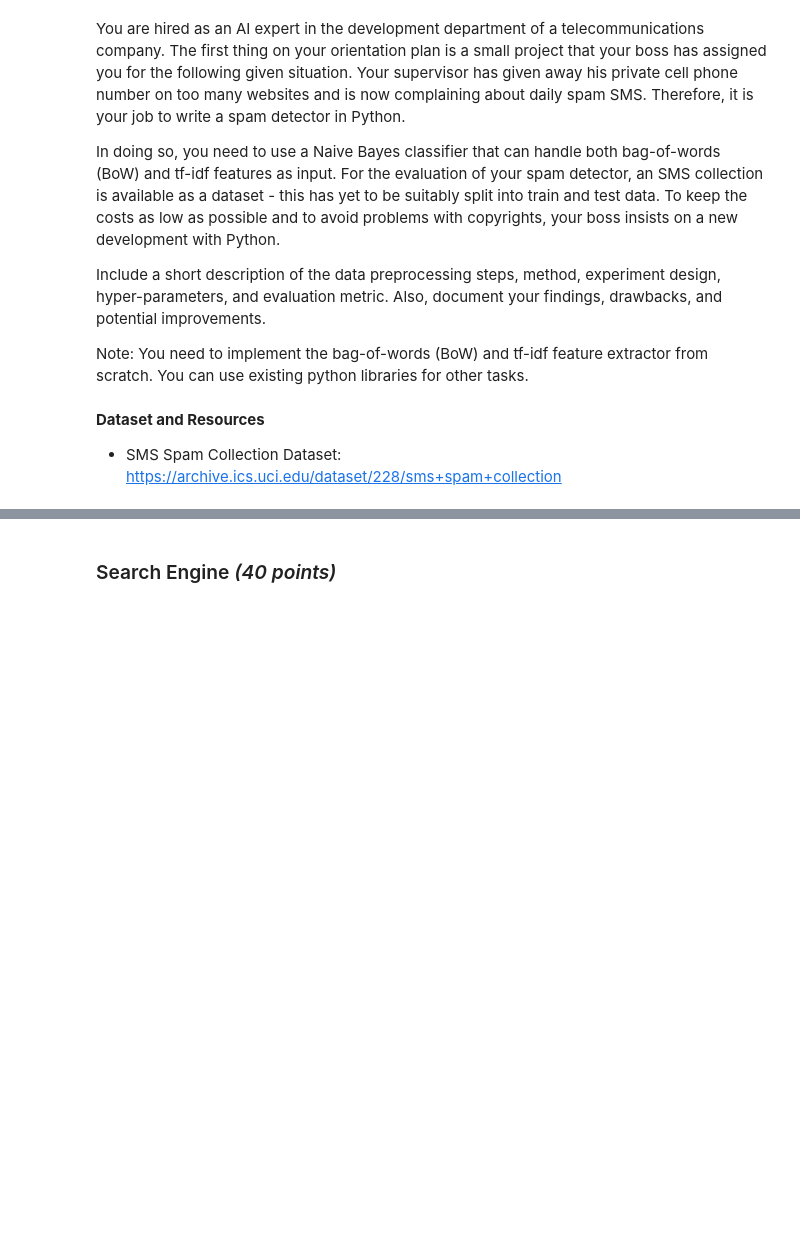
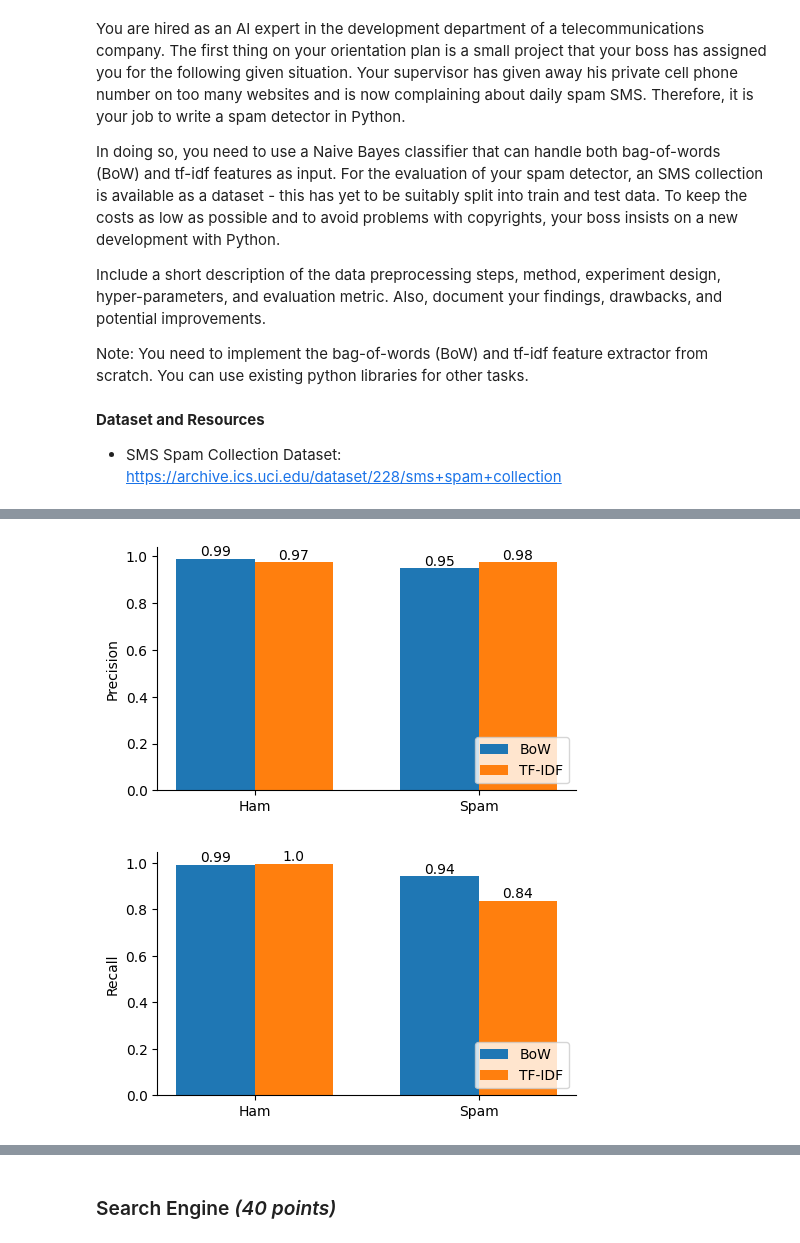
Before and after one commit to jdai01/CAI_NatL, a Jupyter notebook: Assignment 2/Assignment_2.ipynb, the cells around one changed output, grey strips where cells are left out. Saved outputs shown, nothing was run; the diff lists cells and outputs as text; code cells hidden in the pictures; blank space fills up the shorter version.

```diff
--- a/Assignment 2/Assignment_2.ipynb
+++ b/Assignment 2/Assignment_2.ipynb
@@ -440,0 +246,4 @@ plt.show()
+# %%
+bow_model = SpamClassifier(mode="bow")  # or mode="bow"
+bow_model.fit(X_train_text.tolist(), y_train)
+bow_report = bow_model.evaluate(X_test_text.tolist(), y_test)
@@ -440,0 +261,4 @@ plt.show()
+# %%
+tfidf_model = SpamClassifier(mode="tfidf")
+tfidf_model.fit(X_train_text.tolist(), y_train)
+tfidf_report = tfidf_model.evaluate(X_test_text.tolist(), y_test)
@@ -440,0 +276,72 @@ plt.show()
+# %%
+# Extracting metrics from the reports
+def extract_metrics(report):
+    precision = [report["ham"]["precision"], report["spam"]["precision"]]
+    recall = [report["ham"]["recall"], report["spam"]["recall"]]
+    f1_score = [report["ham"]["f1-score"], report["spam"]["f1-score"]]
+    accuracy = report["accuracy"]
+    return precision, recall, f1_score, accuracy
+
+# Extract metrics for both models
+bow_precision, bow_recall, bow_f1, bow_accuracy = extract_metrics(bow_report)
+tfidf_precision, tfidf_recall, tfidf_f1, tfidf_accuracy = extract_metrics(tfidf_report)
+# %%
+def plot_comparison(metric1, metric2, metric_name, labels=['Ham', 'Spam']):
+    """
+    Plot comparison of two metrics for Bow and TF-IDF models.
+
+    - metric1: BoW model metric
+    - metric2: TF-IDF model metric
+    - metric_name
+    - labels: ['Ham', 'Spam']
+    """
+    x = np.arange(len(labels))  # Position of the bars
+    width = 0.35  # Width of bars
+
+    fig, ax = plt.subplots(figsize=(5, 3))
+
+    if isinstance(metric1, list) and isinstance(metric2, list):
+        # Both metrics are lists (e.g., Precision, Recall, F1-Score)
+        bars1 = ax.bar(x - width / 2, metric1, width, label='BoW')
+        bars2 = ax.bar(x + width / 2, metric2, width, label='TF-IDF')
+        ax.set_xticks(x)
+        ax.set_xticklabels(labels)
+    elif isinstance(metric1, float) and isinstance(metric2, float):
+        # Both metrics are floats (e.g., Accuracy)
+        bars1 = ax.bar(0 - width / 2, metric1, width, label='BoW')
+        bars2 = ax.bar(0 + width / 2, metric2, width, label='TF-IDF')
+        ax.set_xticks([0])  # Single bar position for accuracy
+        ax.set_xticklabels(['Accuracy'])
+
+
+    # Add the metric value on top of the bars
+    for bar in bars1:
+        yval = bar.get_height()
+        ax.text(bar.get_x() + bar.get_width() / 2, yval, round(yval, 2), ha='center', va='bottom')
+
+    for bar in bars2:
+        yval = bar.get_height()
+        ax.text(bar.get_x() + bar.get_width() / 2, yval, round(yval, 2), ha='center', va='bottom')
+
+
+    ax.set_ylabel(metric_name)
+    ax.set_xticks(x)
+    ax.legend(loc='lower right')
+
+    # Remove the top and right borders (spines)
+    ax.spines['top'].set_visible(False)
+    ax.spines['right'].set_visible(False)
+
+    plt.tight_layout()
+    plt.savefig(f'output/model_{metric_name.lower()}.png')
+    plt.show()
+
+
+# Plot comparisons for all metrics
+plot_comparison(bow_precision, tfidf_precision, 'Precision')
+plot_comparison(bow_recall, tfidf_recall, 'Recall')
+plot_comparison(bow_f1, tfidf_f1, 'F1-Score')
+plot_comparison(bow_accuracy, tfidf_accuracy, 'Accuracy')
+# %% [output]
+[figure, added]
+[figure, added]
```
Also changed, not shown: parts of 45 cells of this notebook, 3 other files.
